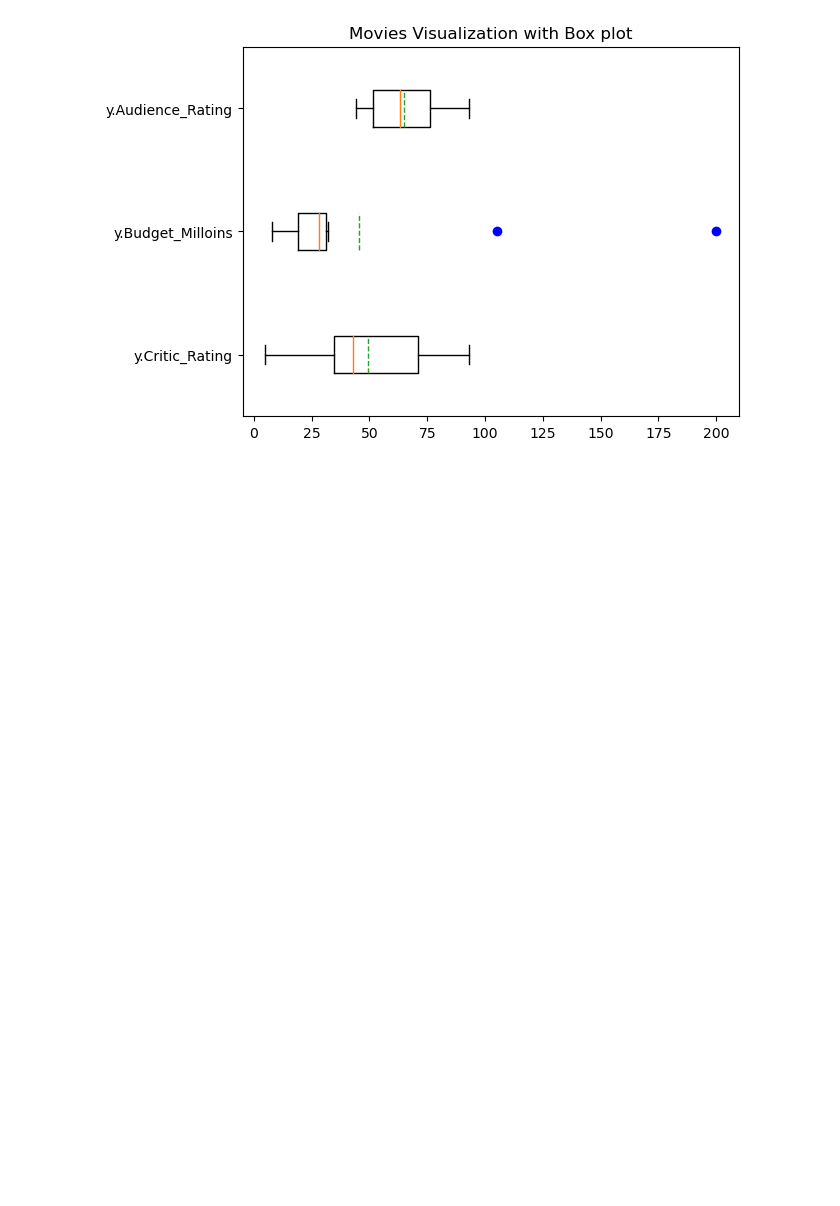
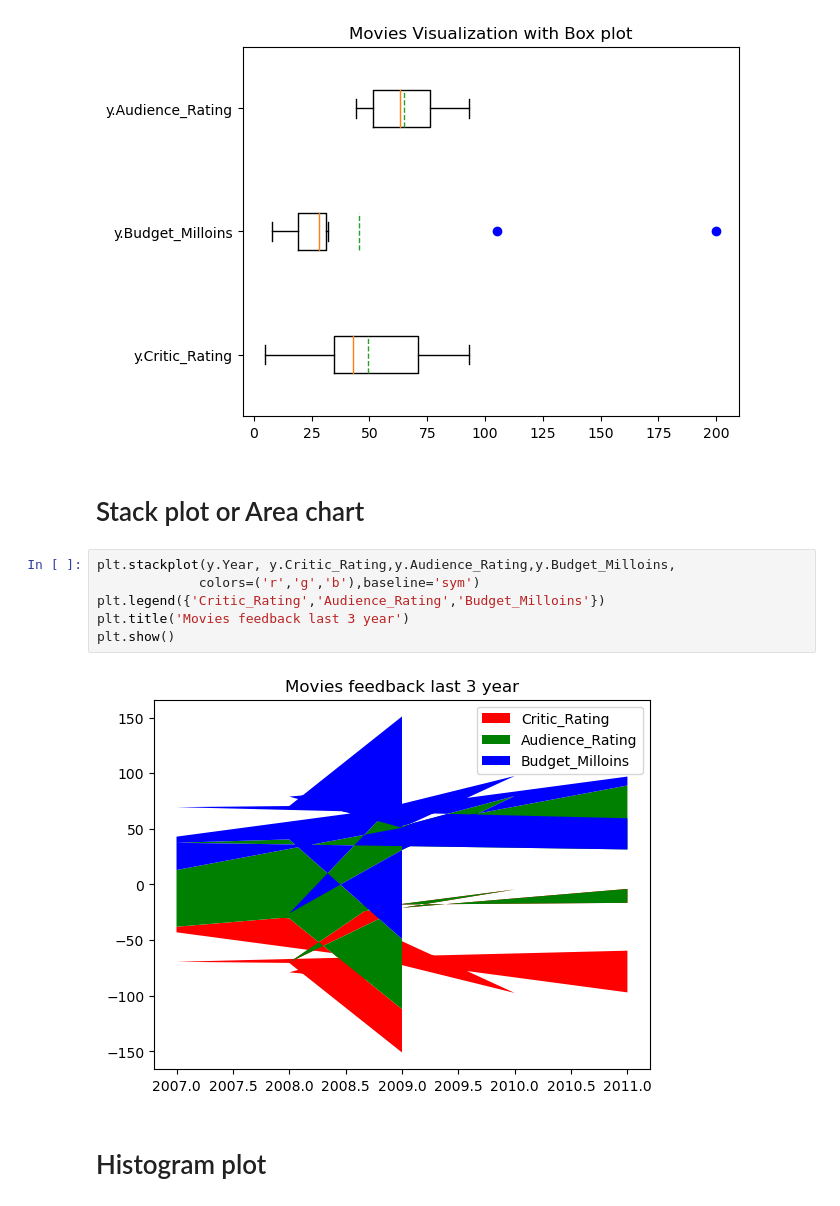
Before and after one commit to Maoulid94/Task-Matplotlib-Visualization, a Jupyter notebook: Task for matplotlib Visualization.ipynb, the cells around one changed output. Drawn from its saved outputs; the diff is of its cells as text; blank space fills up the shorter version.

```diff
--- a/Task for matplotlib Visualization.ipynb
+++ b/Task for matplotlib Visualization.ipynb
@@ -193,3 +192,15 @@ plt.title('Movies Visualization with Box plot')
 plt.show()
 # %% [output]
 [figure]
+# %% [markdown]
+# Stack plot or Area chart
+# %%
+plt.stackplot(y.Year, y.Critic_Rating,y.Audience_Rating,y.Budget_Milloins,
+             colors=('r','g','b'),baseline='sym')
+plt.legend({'Critic_Rating','Audience_Rating','Budget_Milloins'})
+plt.title('Movies feedback last 3 year')
+plt.show()
+# %% [output]
+[figure, added]
+# %% [markdown]
+# Histogram plot
```
Also changed, not shown: parts of 7 cells of this notebook.
